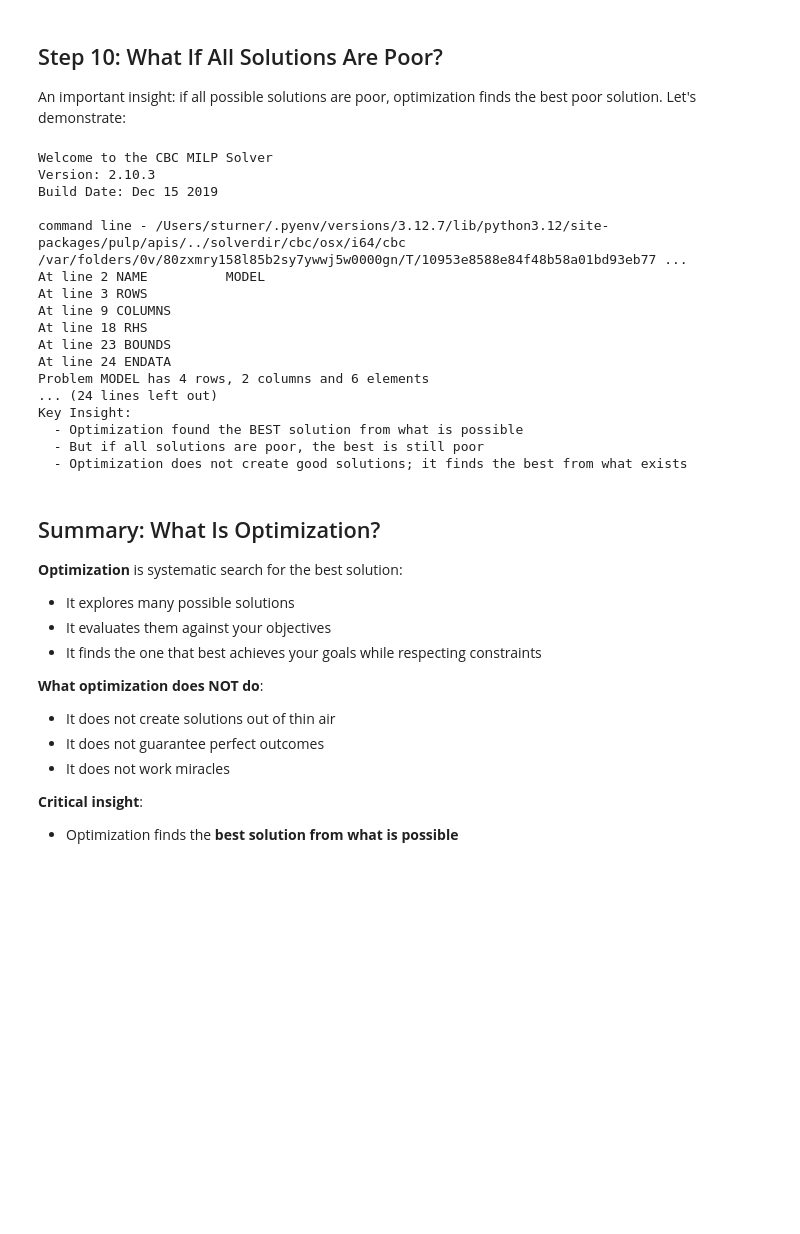
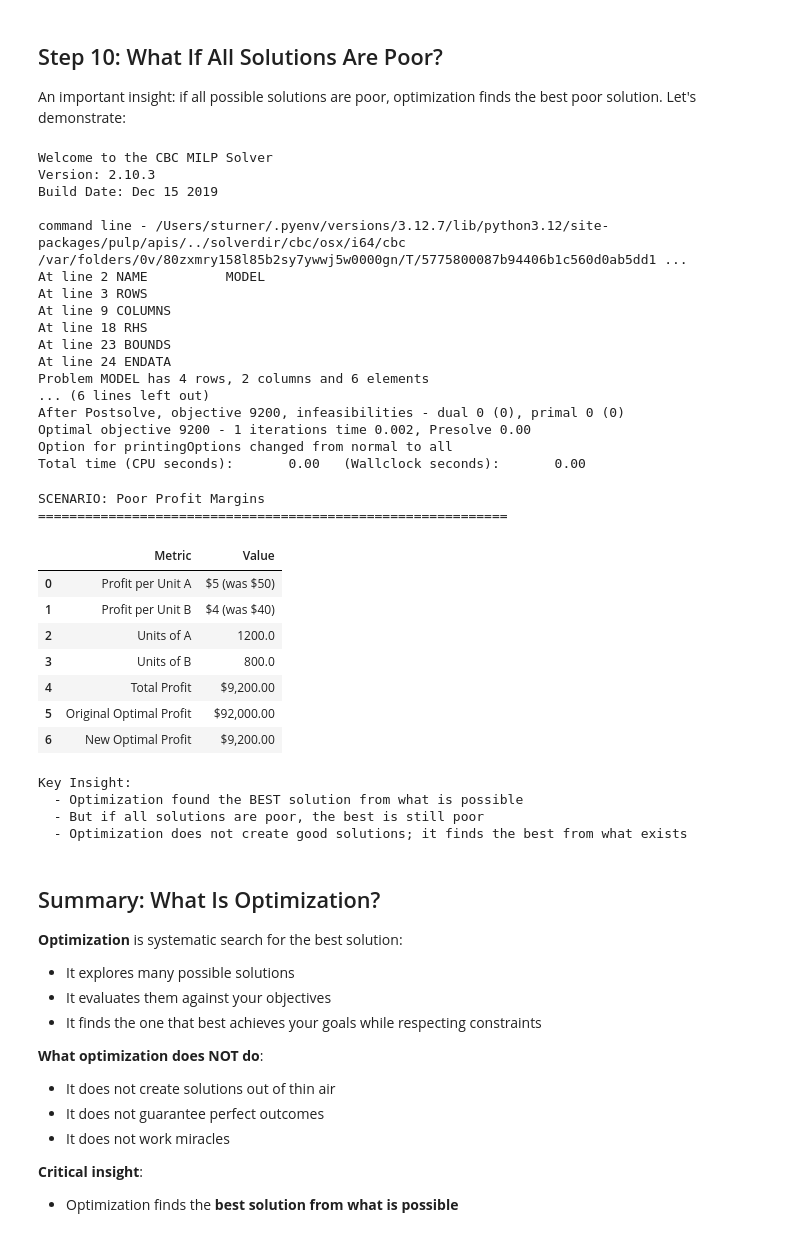
Before and after one commit to scottalanturner/prescriptive-analytics, a Jupyter notebook: Lesson03/lesson03_concept01_what_is_optimization.ipynb, the cells around one changed output. Drawn from its saved outputs; the diff is of its cells as text; code cells hidden in the pictures; blank space fills up the shorter version.

Commit message:
l3c1 broke up output for poor optimization for clarity

```diff
--- a/Lesson03/lesson03_concept01_what_is_optimization.ipynb
+++ b/Lesson03/lesson03_concept01_what_is_optimization.ipynb
@@ -411,32 +429,21 @@ model_poor += labor_per_A * produce_A_poor + labor_per_B * produce_B_poor <= lab
 model_poor += produce_A_poor <= demand_A, "Demand_A_Limit"
 model_poor += produce_B_poor <= demand_B, "Demand_B_Limit"
 
-model_poor.solve()
+# Solve with suppressed output to avoid cluttering the display
+import contextlib
+import io
+with contextlib.redirect_stdout(io.StringIO()):
+    model_poor.solve()
 
 optimal_A_poor = value(produce_A_poor)
 optimal_B_poor = value(produce_B_poor)
 optimal_profit_poor = value(model_poor.objective)
-
-print("SCENARIO: Poor Profit Margins")
-print("=" * 60)
-print(f"  Profit per A: ${poor_profit_A} (was ${profit_A})")
-print(f"  Profit per B: ${poor_profit_B} (was ${profit_B})")
-print(f"\n  Optimal Solution:")
-print(f"    Produce {optimal_A_poor:.1f} units of A")
-print(f"    Produce {optimal_B_poor:.1f} units of B")
-print(f"    Total Profit: ${optimal_profit_poor:,.2f}")
-print(f"\n  Original Optimal Profit: ${optimal_profit:,.2f}")
-print(f"  New Optimal Profit: ${optimal_profit_poor:,.2f}")
-print(f"\nKey Insight:")
-print(f"  - Optimization found the BEST solution from what is possible")
-print(f"  - But if all solutions are poor, the best is still poor")
-print(f"  - Optimization does not create good solutions; it finds the best from what exists")
 # %% [output]
 Welcome to the CBC MILP Solver
 Version: 2.10.3
 Build Date: Dec 15 2019
 
-command line - /Users/sturner/.pyenv/versions/3.12.7/lib/python3.12/site-packages/pulp/apis/../solverdir/cbc/osx/i64/cbc /var/folders/0v/80zxmry158l85b2sy7ywwj5w0000gn/T/10953e8588e84f48b58a01bd93eb77 ...
+command line - /Users/sturner/.pyenv/versions/3.12.7/lib/python3.12/site-packages/pulp/apis/../solverdir/cbc/osx/i64/cbc /var/folders/0v/80zxmry158l85b2sy7ywwj5w0000gn/T/5775800087b94406b1c560d0ab5dd1 ...
 At line 2 NAME          MODEL
 At line 3 ROWS
 At line 9 COLUMNS
@@ -444,11 +451,57 @@ At line 18 RHS
 At line 23 BOUNDS
 At line 24 ENDATA
 Problem MODEL has 4 rows, 2 columns and 6 elements
-... (24 lines left out)
-Key Insight:
-  - Optimization found the BEST solution from what is possible
-  - But if all solutions are poor, the best is still poor
-  - Optimization does not create good solutions; it finds the best from what exists
+... (6 lines left out)
+After Postsolve, objective 9200, infeasibilities - dual 0 (0), primal 0 (0)
+Optimal objective 9200 - 1 iterations time 0.002, Presolve 0.00
+Option for printingOptions changed from normal to all
+Total time (CPU seconds):       0.00   (Wallclock seconds):       0.00
+# %%
+# Display results in a clear table format
+results_poor = pd.DataFrame({
+    'Metric': [
+        'Profit per Unit A',
+        'Profit per Unit B',
+        'Units of A',
+        'Units of B',
+        'Total Profit',
+        'Original Optimal Profit',
+        'New Optimal Profit'
+    ],
+    'Value': [
+        f'${poor_profit_A} (was ${profit_A})',
+        f'${poor_profit_B} (was ${profit_B})',
+        f'{optimal_A_poor:.1f}',
+        f'{optimal_B_poor:.1f}',
+        f'${optimal_profit_poor:,.2f}',
+        f'${optimal_profit:,.2f}',
+        f'${optimal_profit_poor:,.2f}'
+    ]
+})
+
+print("SCENARIO: Poor Profit Margins")
+print("=" * 60)
+display(results_poor)
+
+print("\nKey Insight:")
+print("  - Optimization found the BEST solution from what is possible")
+print("  - But if all solutions are poor, the best is still poor")
+print("  - Optimization does not create good solutions; it finds the best from what exists")
+# %% [output]
+SCENARIO: Poor Profit Margins
+============================================================
+|  | Metric | Value |
+| 0 | Profit per Unit A | $5 (was $50) |
+| 1 | Profit per Unit B | $4 (was $40) |
+| 2 | Units of A | 1200.0 |
+| 3 | Units of B | 800.0 |
+| 4 | Total Profit | $9,200.00 |
+| 5 | Original Optimal Profit | $92,000.00 |
+| 6 | New Optimal Profit | $9,200.00 |
+Key Insight:
+  - Optimization found the BEST solution from what is possible
+  - But if all solutions are poor, the best is still poor
+  - Optimization does not create good solutions; it finds the best from what exists
 # %% [markdown]
 ## Summary: What Is Optimization?
 
```
Also changed, not shown: parts of 2 cells of this notebook.
